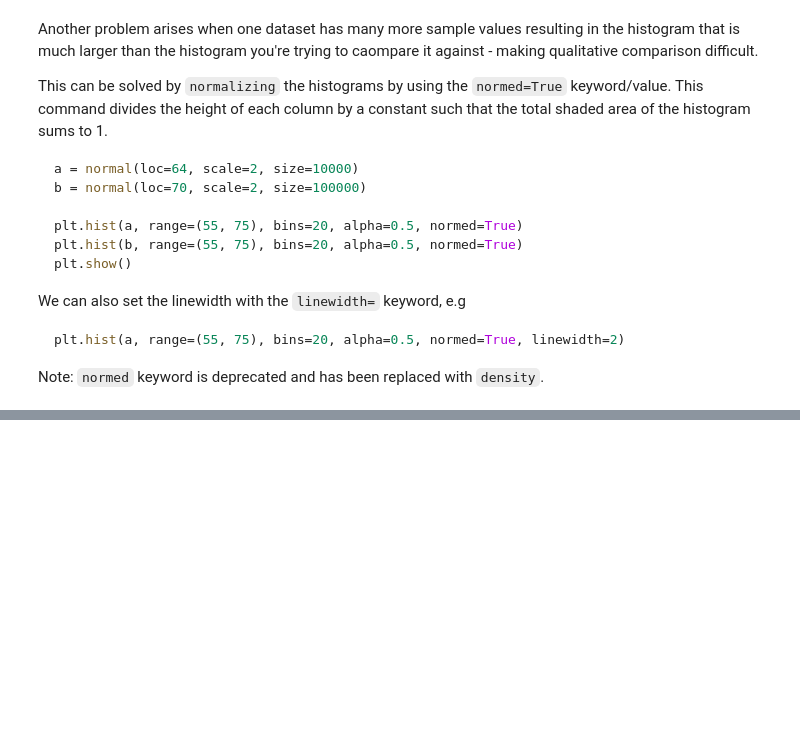
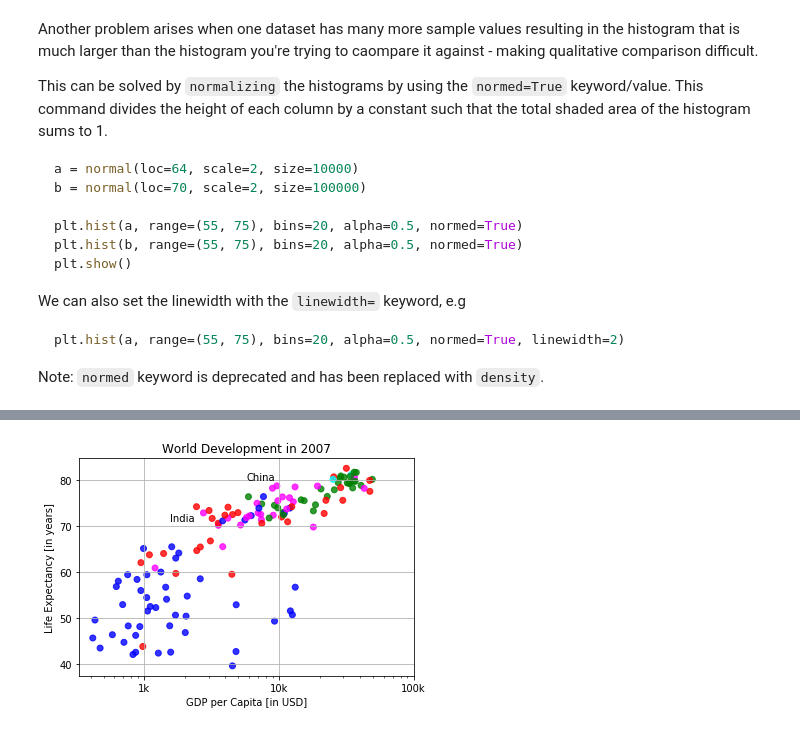
Before and after one commit to TheBoyMoe/DataScience-Repo, a Jupyter notebook: CodeAcademy-Data-Science/06-data-visualisation/01-Matplotlib/02-matplotlib-plot-types.ipynb, the cells around one changed output, grey strips where cells are left out. Cells and saved outputs as stored; diff of their text form; code cells hidden in the pictures; blank space fills up the shorter version.

```diff
--- a/CodeAcademy-Data-Science/06-data-visualisation/01-Matplotlib/02-matplotlib-plot-types.ipynb
+++ b/CodeAcademy-Data-Science/06-data-visualisation/01-Matplotlib/02-matplotlib-plot-types.ipynb
@@ -306,0 +313,8 @@ Note: `normed` keyword is deprecated and has been replaced with `density`.
+# %%
+import numpy as np
+import pandas as pd
+import matplotlib.pyplot as plt
+
+# np_pop = np.genfromtxt('data/gapminder.csv', delimiter=',')
+df_pop = pd.read_csv('data/gapminder.csv')
+df_pop.head()
@@ -306,0 +328,54 @@ Note: `normed` keyword is deprecated and has been replaced with `density`.
+# %%
+# extract data as python lists
+continents = df_pop['cont'].values
+life_exp = df_pop['life_exp'].values
+gdp_cap = df_pop['gdp_cap'].values
+np_pop = np.array(df_pop['population'].values)
+
+# x vs y, setting the marker size
+np_pop *= 2
+
+# map colors to continents
+dict = {
+    'Asia':'red',
+    'Europe':'green',
+    'Africa':'blue',
+    'Americas':'yellow',
+    'Oceania':'cyan'
+}
+colors = []
+for continent in continents:
+    if continent == 'Asia':
+        colors.append(dict['Asia'])
+    elif continent == 'Europe':
+        colors.append(dict['Europe'])
+    elif continent == 'Africa':
+        colors.append(dict['Africa'])
+    elif continent == 'Ameicas':
+        colors.append(dict['Americas'])
+    elif continent == 'Oceania':
+        colors.append(dict['Oceania'])
+    else:
+        colors.append('magenta')
+
+# to add labels to graph
+plt.text(1550, 71, 'India')
+plt.text(5700, 80, 'China')
+
+# Add grid() call
+plt.grid(True)
+
+# Update: set s argument to np_pop, c to colors
+plt.scatter(gdp_cap, life_exp, c=colors, alpha=0.8)
+
+# customize plot
+plt.xscale('log')
+plt.xlabel('GDP per Capita [in USD]')
+plt.ylabel('Life Expectancy [in years]')
+plt.title('World Development in 2007')
+plt.xticks([1000, 10000, 100000],['1k', '10k', '100k'])
+
+# Display the plot
+plt.show()
+# %% [output]
+[figure, added]
```
Also changed, not shown: parts of 2 cells of this notebook, 4 other files.
